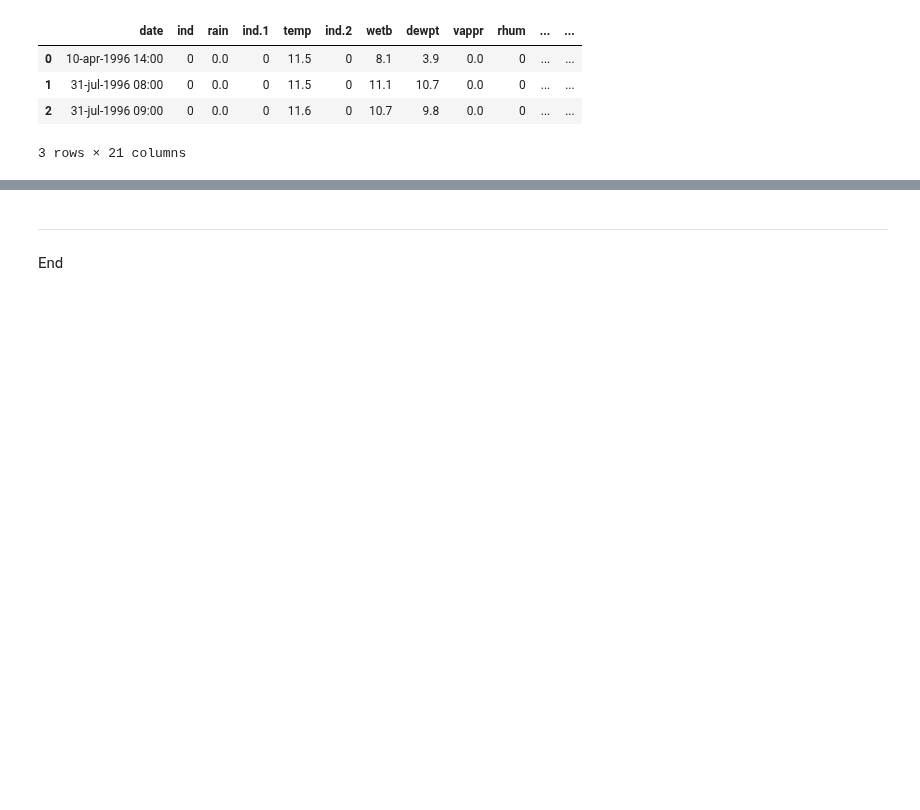
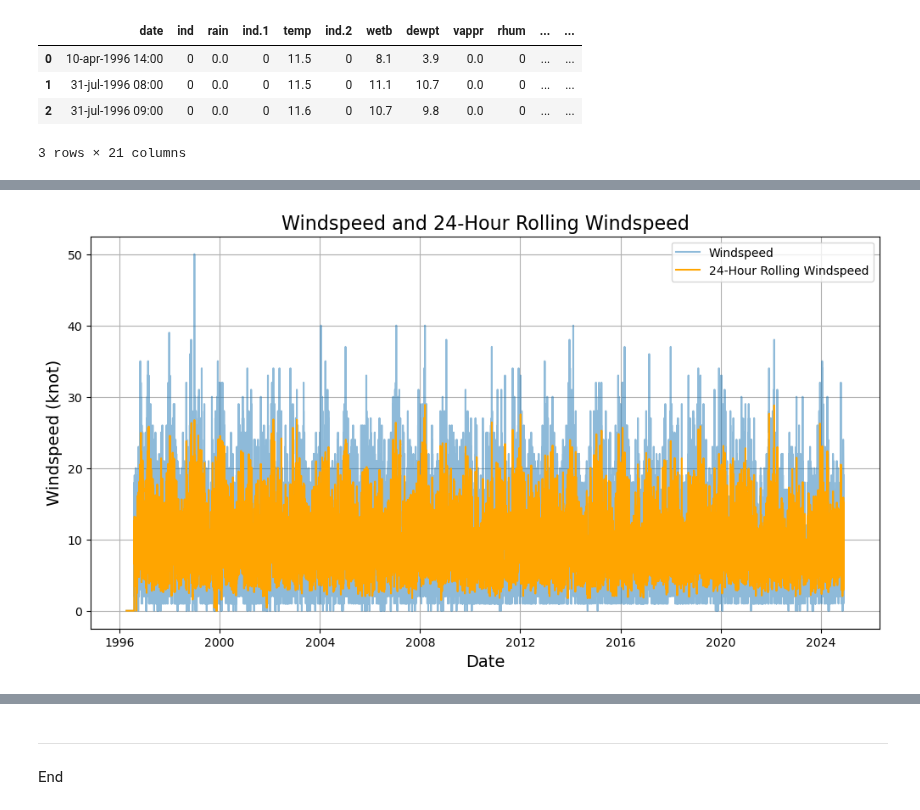
Before and after one commit to mondbr/PFDA_assignments, a Jupyter notebook: assignment6_Weather.ipynb, the cells around one changed output, grey strips where cells are left out. Drawn from its saved outputs; the diff is of its cells as text; code cells hidden in the pictures; blank space fills up the shorter version.

Commit message:
assigment 6 - additional plots and saving .png files

```diff
--- a/assignment6_Weather.ipynb
+++ b/assignment6_Weather.ipynb
@@ -176,0 +237,24 @@ plt.show()
+# %%
+
+# Calculate the rolling average over 24 hours as we have hourly data
+cleandf['rolling_24hr_wdsp'] = cleandf['wdsp'].rolling(window=24, min_periods=1).mean() # https://pandas.pydata.org/docs/reference/api/pandas.DataFrame.rolling.html
+
+# Plotting the windspeed and rolling windspeed data
+plt.figure(figsize=(12, 6))
+
+# Plot windspeed
+plt.plot(cleandf['datetime'], cleandf['wdsp'], label='Windspeed', alpha=0.5)
+
+# Plot rolling 24-hour average windspeed
+plt.plot(cleandf['datetime'], cleandf['rolling_24hr_wdsp'], label='24-Hour Rolling Windspeed', color='orange')
+
+
+plt.title('Windspeed and 24-Hour Rolling Windspeed', fontsize=16)
+plt.xlabel('Date', fontsize=14)
+plt.ylabel('Windspeed (knot)', fontsize=14)
+plt.legend()
+plt.grid()
+plt.savefig('windspeed_rolling_windspeed.png')
+plt.show()
+# %% [output]
+[figure, added]
```
Also changed, not shown: parts of 22 cells of this notebook, 5 other files.
